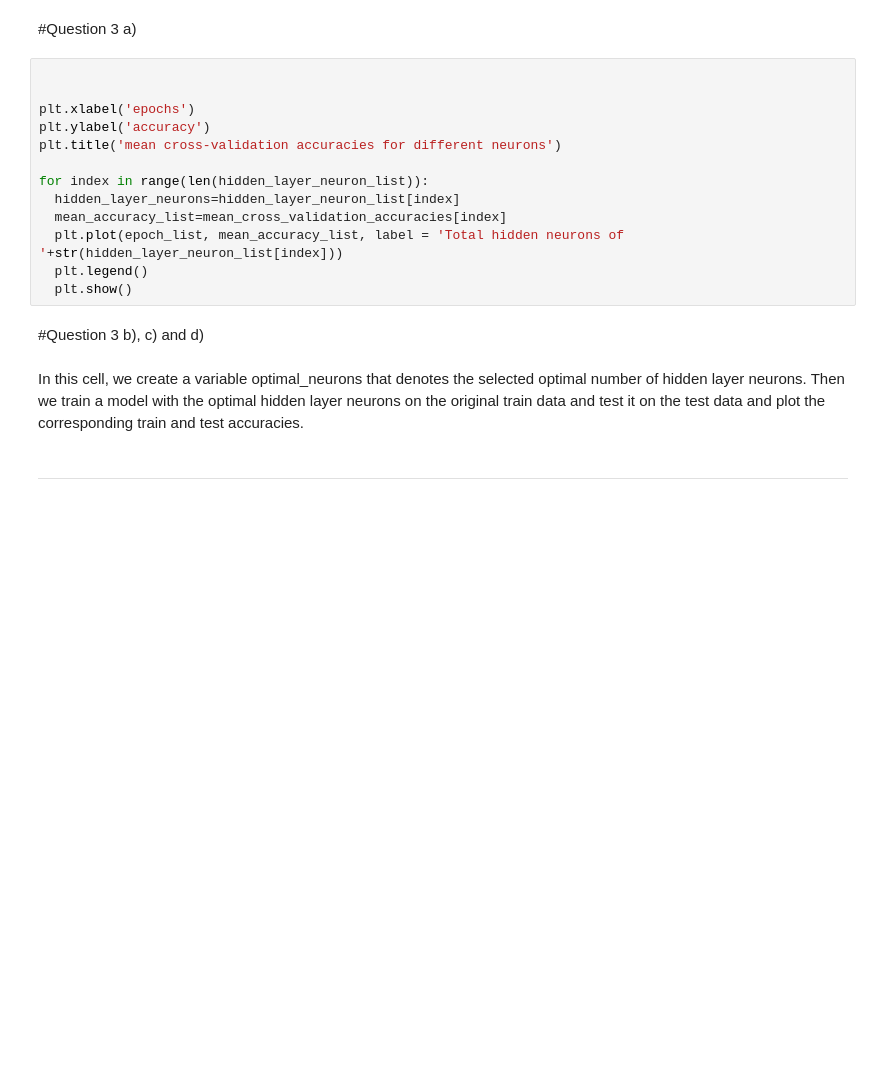
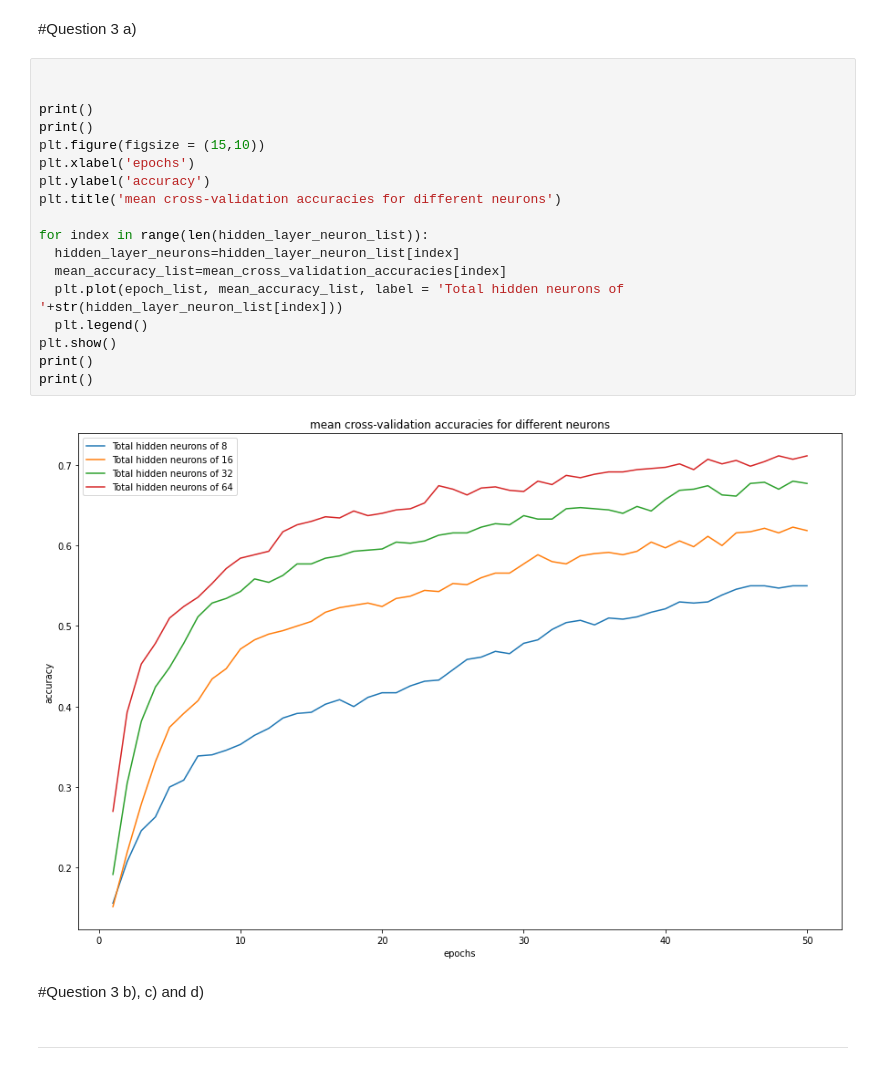
Before and after one commit to kirath2205/Neural-Network-Assignment-1, a Jupyter notebook: start_1a.ipynb, the cells around one changed output. Saved outputs shown, nothing was run; the diff lists cells and outputs as text; blank space fills up the shorter version.

```diff
--- a/start_1a.ipynb
+++ b/start_1a.ipynb
@@ -520,20 +559,25 @@ for hidden_layer_neurons in hidden_layer_neuron_list:
 # %%
 
 
+print()
+print()
+plt.figure(figsize = (15,10))
 plt.xlabel('epochs')
 plt.ylabel('accuracy')
 plt.title('mean cross-validation accuracies for different neurons')
 
 for index in range(len(hidden_layer_neuron_list)):
   hidden_layer_neurons=hidden_layer_neuron_list[index]
   mean_accuracy_list=mean_cross_validation_accuracies[index]
   plt.plot(epoch_list, mean_accuracy_list, label = 'Total hidden neurons of '+str(hidden_layer_neuron_list[index]))
   plt.legend()
-  plt.show()
+plt.show()
+print()
+print()
+# %% [output]
+[figure, added]
 # %% [markdown]
 #Question 3 b), c) and d)
-# %% [markdown]
-In this cell, we create a variable optimal_neurons that denotes the selected optimal number of hidden layer neurons. Then we train a model with the optimal hidden layer neurons on the original train data and test it on the test data and plot the corresponding train and test accuracies.
 # %% [markdown]
 
 
```
Also changed, not shown: parts of 29 cells of this notebook.
